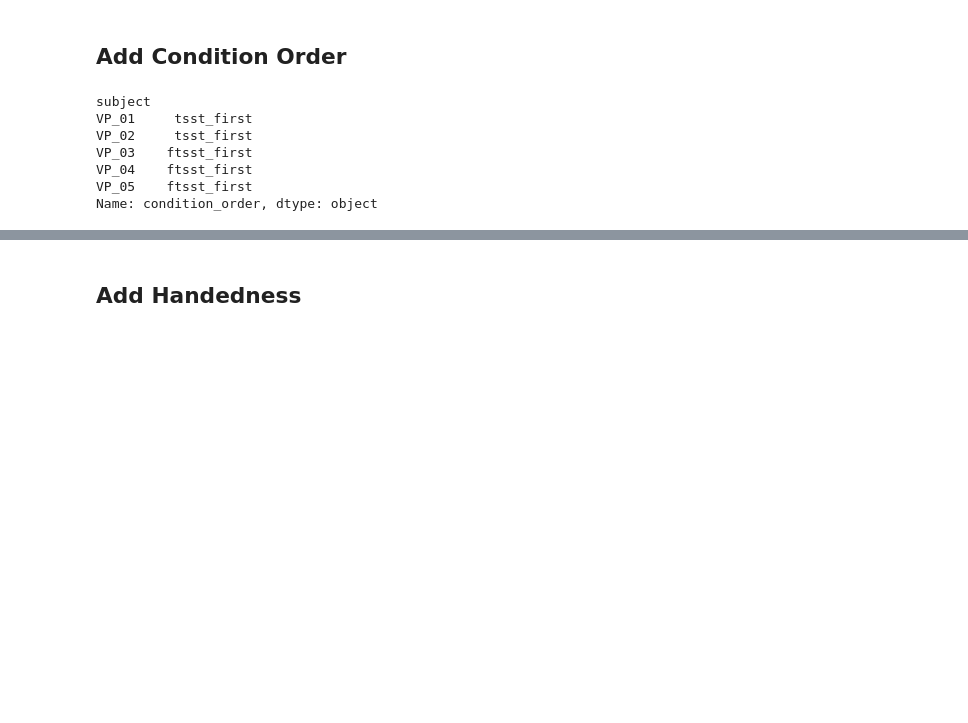
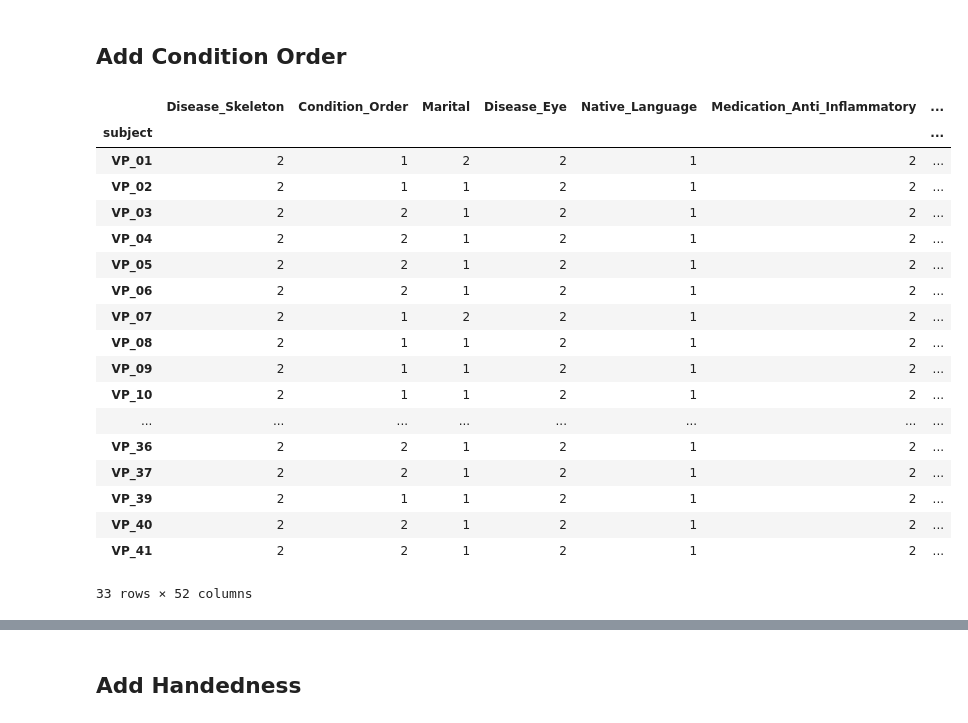
Before and after one commit to empkins/empkins-d03-preprocessing, a Jupyter notebook: experiments/2022_05_macro/unipark/Questionnaire_Data_Merge.ipynb, the cells around one changed output, grey strips where cells are left out. Saved outputs shown, nothing was run; the diff lists cells and outputs as text; code cells hidden in the pictures; blank space fills up the shorter version.

```diff
--- a/experiments/2022_05_macro/unipark/Questionnaire_Data_Merge.ipynb
+++ b/experiments/2022_05_macro/unipark/Questionnaire_Data_Merge.ipynb
@@ -187,11 +190,31 @@ quest_data_filtered
 condition_order = pd.read_csv(base_path.joinpath("data_tabular/extras/condition_order.csv"))
 condition_order = condition_order.set_index("subject")["condition_order"]
 condition_order.head()
+
+# change condtion order to codes
+condition_order = condition_order.replace("tsst_first", 1)
+condition_order = condition_order.replace("ftsst_first", 2)
+
+quest_data_filtered.insert(1, "Condition_Order", condition_order)
-# %% [output]
-subject
-VP_01     tsst_first
-VP_02     tsst_first
-VP_03    ftsst_first
-VP_04    ftsst_first
-VP_05    ftsst_first
-Name: condition_order, dtype: object
+# %%
+quest_data_filtered
+# %% [output]
+|  | Disease_Skeleton | Condition_Order | Marital | Disease_Eye | Native_Language | Medication_Anti_Inflammatory | ... |
+| subject |  |  |  |  |  |  | ... |
+| VP_01 | 2 | 1 | 2 | 2 | 1 | 2 | ... |
+| VP_02 | 2 | 1 | 1 | 2 | 1 | 2 | ... |
+| VP_03 | 2 | 2 | 1 | 2 | 1 | 2 | ... |
+| VP_04 | 2 | 2 | 1 | 2 | 1 | 2 | ... |
+| VP_05 | 2 | 2 | 1 | 2 | 1 | 2 | ... |
+| VP_06 | 2 | 2 | 1 | 2 | 1 | 2 | ... |
+| VP_07 | 2 | 1 | 2 | 2 | 1 | 2 | ... |
+| VP_08 | 2 | 1 | 1 | 2 | 1 | 2 | ... |
+| VP_09 | 2 | 1 | 1 | 2 | 1 | 2 | ... |
+| VP_10 | 2 | 1 | 1 | 2 | 1 | 2 | ... |
+| ... | ... | ... | ... | ... | ... | ... | ... |
+| VP_36 | 2 | 2 | 1 | 2 | 1 | 2 | ... |
+| VP_37 | 2 | 2 | 1 | 2 | 1 | 2 | ... |
+| VP_39 | 2 | 1 | 1 | 2 | 1 | 2 | ... |
+| VP_40 | 2 | 2 | 1 | 2 | 1 | 2 | ... |
+| VP_41 | 2 | 2 | 1 | 2 | 1 | 2 | ... |
+33 rows × 52 columns
```
Also changed, not shown: parts of 10 cells of this notebook.
